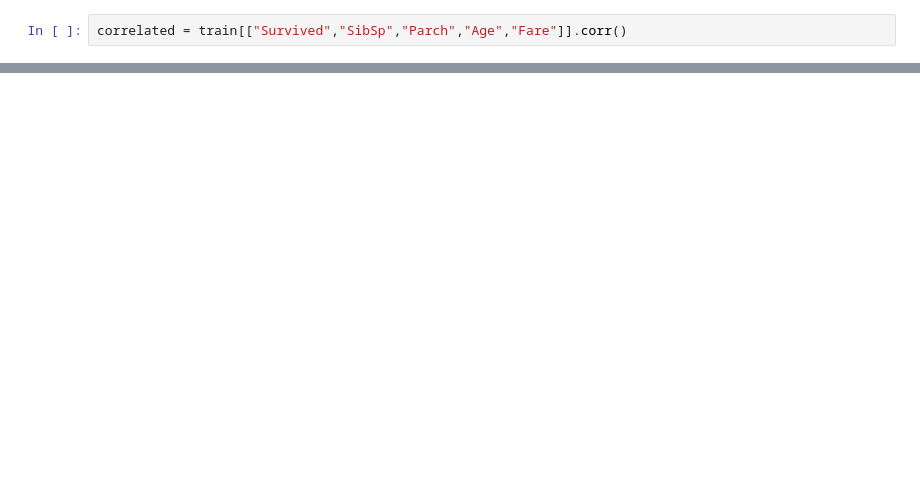
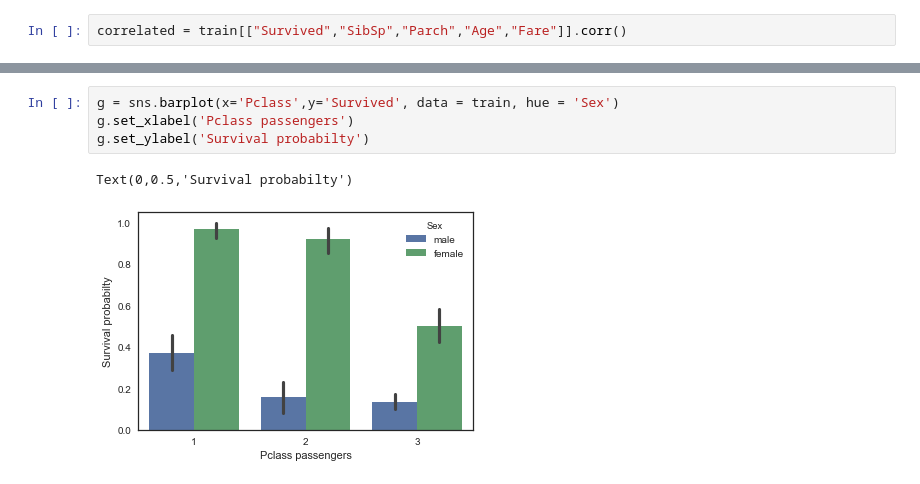
Before and after one commit to sairama/DATA-SCIENCE, a Jupyter notebook: titanic jupyter.ipynb, the cells around one changed output, grey strips where cells are left out. Cells and saved outputs as stored; diff of their text form; blank space fills up the shorter version.

```diff
--- a/titanic jupyter.ipynb
+++ b/titanic jupyter.ipynb
@@ -241,0 +253,7 @@ g = g.map(sns.distplot,'Age')
+# %%
+g = sns.barplot(x='Pclass',y='Survived', data = train, hue = 'Sex')
+g.set_xlabel('Pclass passengers')
+g.set_ylabel('Survival probabilty')
+# %% [output]
+Text(0,0.5,'Survival probabilty')
+[figure, added]
```
Also changed, not shown: parts of 152 cells of this notebook.
